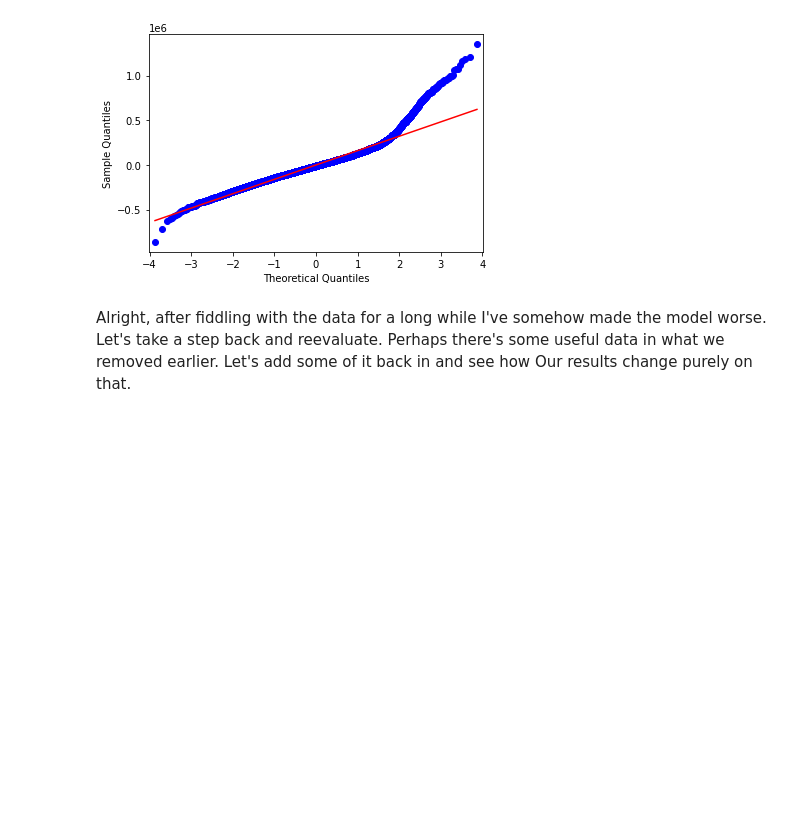
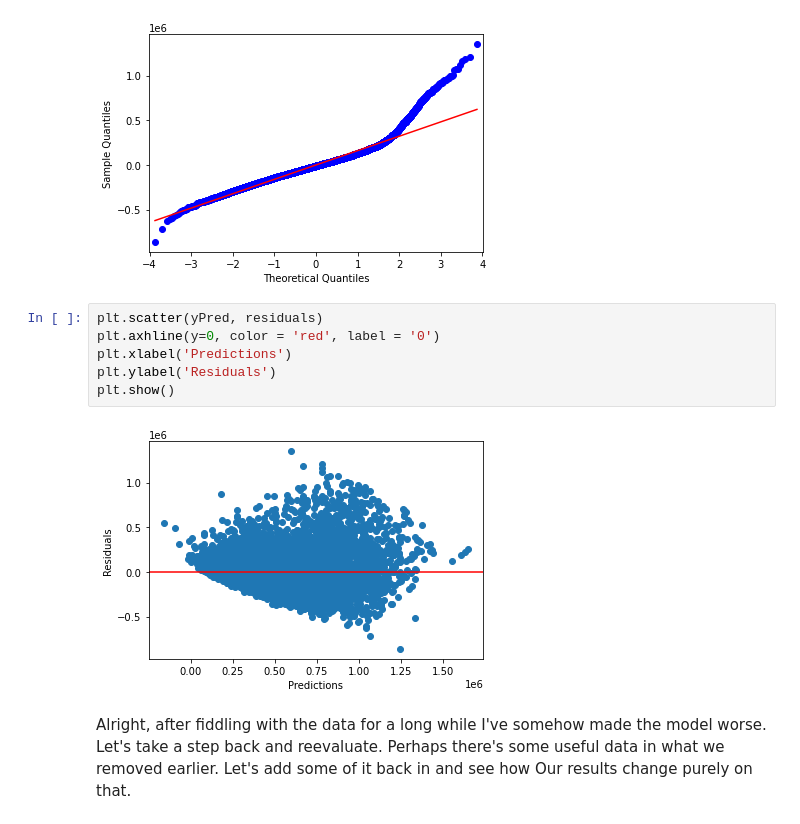
Before and after one commit to jpakele/kingCountyHousingPrediction, a Jupyter notebook: KCHousingModel.ipynb, the cells around one changed output. Cells and saved outputs as stored; diff of their text form; blank space fills up the shorter version.

```diff
--- a/KCHousingModel.ipynb
+++ b/KCHousingModel.ipynb
@@ -496,6 +501,14 @@ fig3 = sm.qqplot(residuals, line = 'r')
 [figure]
 [figure]
 [figure]
+# %%
+plt.scatter(yPred, residuals)
+plt.axhline(y=0, color = 'red', label = '0')
+plt.xlabel('Predictions')
+plt.ylabel('Residuals')
+plt.show()
+# %% [output]
+[figure, added]
 # %% [markdown]
 Alright, after fiddling with the data for a long while I've somehow made the model worse. Let's take a step back and reevaluate. Perhaps there's some useful data in what we removed earlier. Let's add some of it back in and see how Our results change purely on that.
 # %% [markdown]
```
Also changed, not shown: parts of 17 cells of this notebook, 1 other file.
